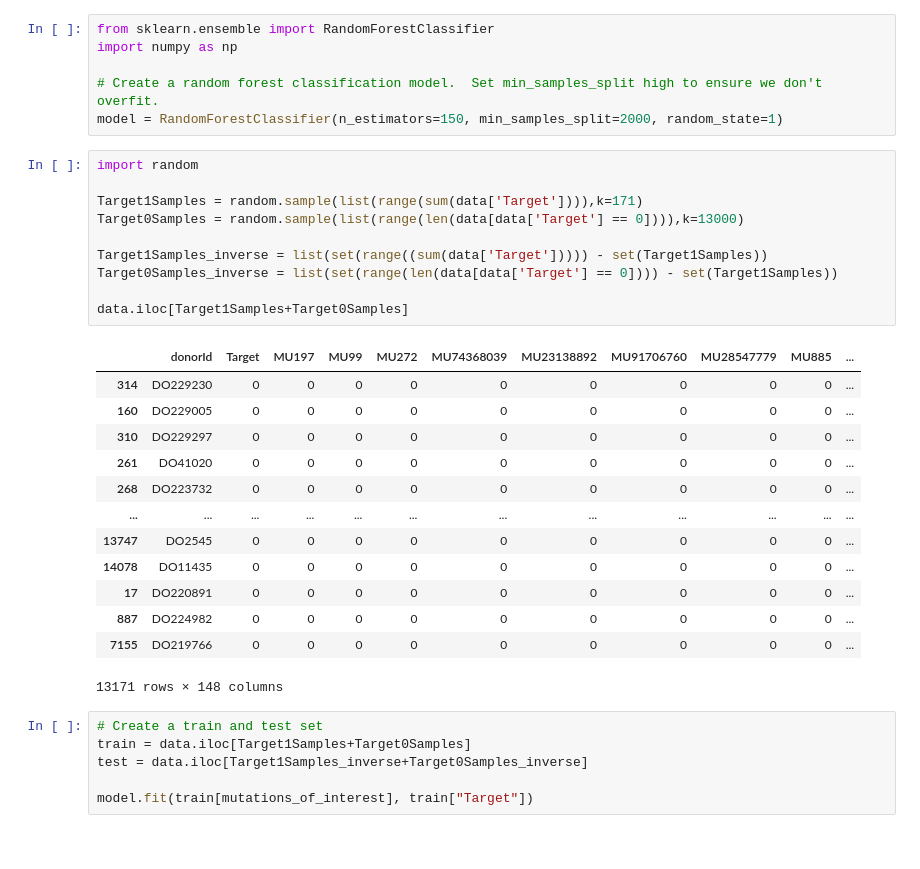
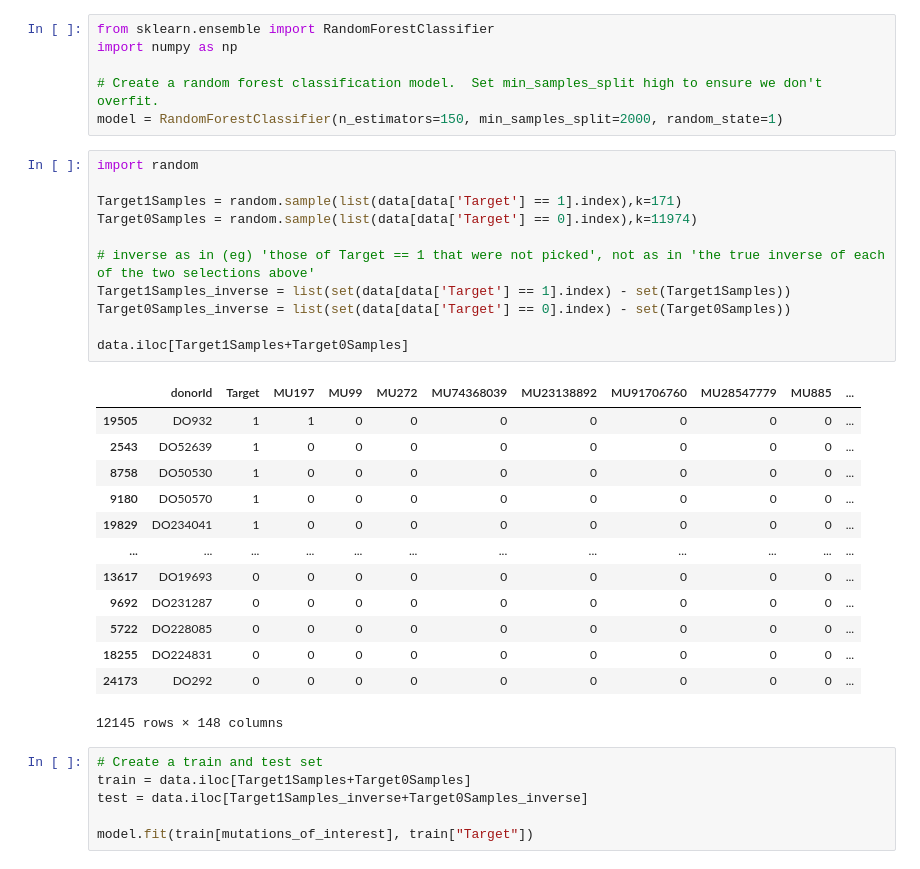
Before and after one commit to DanielCKLeigh/Daniel_DataSci_Portfolio, a Jupyter notebook: p01-cancer.ipynb, the cells around one changed output. Saved outputs shown, nothing was run; the diff lists cells and outputs as text.

```diff
--- a/p01-cancer.ipynb
+++ b/p01-cancer.ipynb
@@ -158,27 +212,28 @@ model = RandomForestClassifier(n_estimators=150, min_samples_split=2000, random_
 # %%
 import random
 
-Target1Samples = random.sample(list(range(sum(data['Target']))),k=171)
-Target0Samples = random.sample(list(range(len(data[data['Target'] == 0]))),k=13000)
+Target1Samples = random.sample(list(data[data['Target'] == 1].index),k=171)
+Target0Samples = random.sample(list(data[data['Target'] == 0].index),k=11974)
 
-Target1Samples_inverse = list(set(range((sum(data['Target'])))) - set(Target1Samples))
-Target0Samples_inverse = list(set(range(len(data[data['Target'] == 0]))) - set(Target1Samples))
+# inverse as in (eg) 'those of Target == 1 that were not picked', not as in 'the true inverse of each of the two selections above'
+Target1Samples_inverse = list(set(data[data['Target'] == 1].index) - set(Target1Samples))
+Target0Samples_inverse = list(set(data[data['Target'] == 0].index) - set(Target0Samples))
 
 data.iloc[Target1Samples+Target0Samples]
 # %% [output]
 |  | donorId | Target | MU197 | MU99 | MU272 | MU74368039 | MU23138892 | MU91706760 | MU28547779 | MU885 | ... |
-| 314 | DO229230 | 0 | 0 | 0 | 0 | 0 | 0 | 0 | 0 | 0 | ... |
-| 160 | DO229005 | 0 | 0 | 0 | 0 | 0 | 0 | 0 | 0 | 0 | ... |
-| 310 | DO229297 | 0 | 0 | 0 | 0 | 0 | 0 | 0 | 0 | 0 | ... |
-| 261 | DO41020 | 0 | 0 | 0 | 0 | 0 | 0 | 0 | 0 | 0 | ... |
-| 268 | DO223732 | 0 | 0 | 0 | 0 | 0 | 0 | 0 | 0 | 0 | ... |
+| 19505 | DO932 | 1 | 1 | 0 | 0 | 0 | 0 | 0 | 0 | 0 | ... |
+| 2543 | DO52639 | 1 | 0 | 0 | 0 | 0 | 0 | 0 | 0 | 0 | ... |
+| 8758 | DO50530 | 1 | 0 | 0 | 0 | 0 | 0 | 0 | 0 | 0 | ... |
+| 9180 | DO50570 | 1 | 0 | 0 | 0 | 0 | 0 | 0 | 0 | 0 | ... |
+| 19829 | DO234041 | 1 | 0 | 0 | 0 | 0 | 0 | 0 | 0 | 0 | ... |
 | ... | ... | ... | ... | ... | ... | ... | ... | ... | ... | ... | ... |
-| 13747 | DO2545 | 0 | 0 | 0 | 0 | 0 | 0 | 0 | 0 | 0 | ... |
-| 14078 | DO11435 | 0 | 0 | 0 | 0 | 0 | 0 | 0 | 0 | 0 | ... |
-| 17 | DO220891 | 0 | 0 | 0 | 0 | 0 | 0 | 0 | 0 | 0 | ... |
-| 887 | DO224982 | 0 | 0 | 0 | 0 | 0 | 0 | 0 | 0 | 0 | ... |
-| 7155 | DO219766 | 0 | 0 | 0 | 0 | 0 | 0 | 0 | 0 | 0 | ... |
+| 13617 | DO19693 | 0 | 0 | 0 | 0 | 0 | 0 | 0 | 0 | 0 | ... |
+| 9692 | DO231287 | 0 | 0 | 0 | 0 | 0 | 0 | 0 | 0 | 0 | ... |
+| 5722 | DO228085 | 0 | 0 | 0 | 0 | 0 | 0 | 0 | 0 | 0 | ... |
+| 18255 | DO224831 | 0 | 0 | 0 | 0 | 0 | 0 | 0 | 0 | 0 | ... |
+| 24173 | DO292 | 0 | 0 | 0 | 0 | 0 | 0 | 0 | 0 | 0 | ... |
-13171 rows × 148 columns
+12145 rows × 148 columns
 # %%
 # Create a train and test set
 train = data.iloc[Target1Samples+Target0Samples]
```
Also changed, not shown: parts of 13 cells of this notebook.
